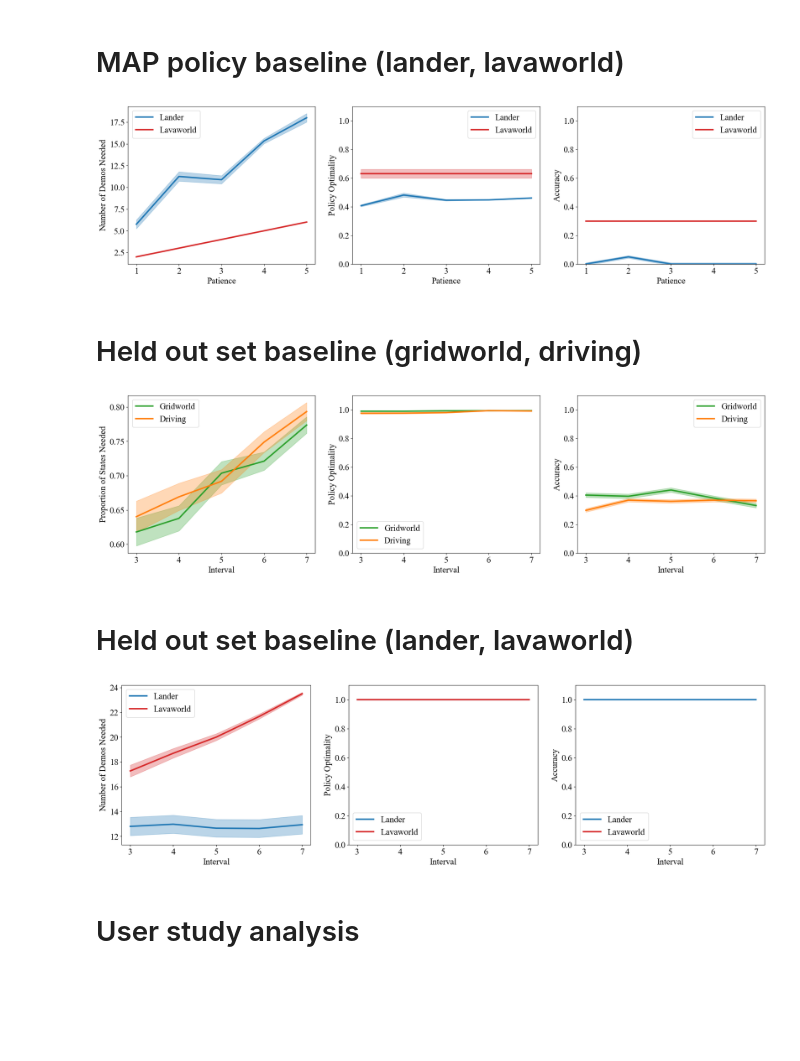
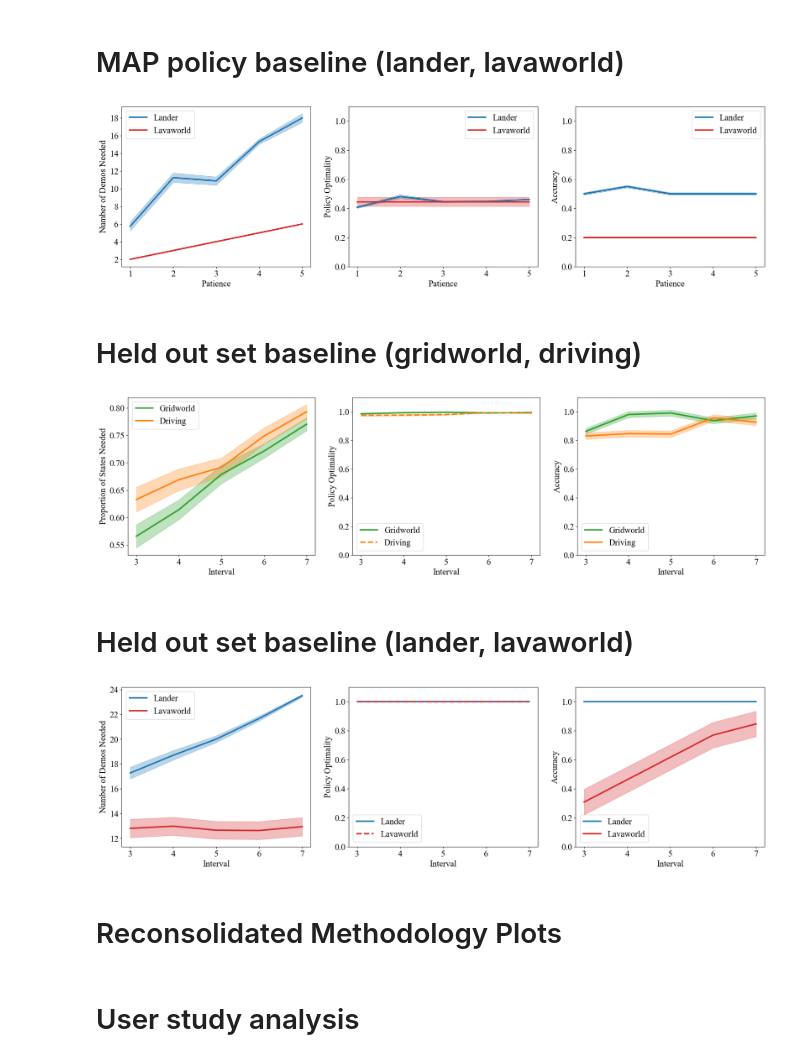
Before and after one commit to dsbrown1331/birl, a Jupyter notebook: organized_plotting.ipynb, the cells around one changed output. Saved outputs shown, nothing was run; the diff lists cells and outputs as text; code cells hidden in the pictures; blank space fills up the shorter version.

```diff
--- a/organized_plotting.ipynb
+++ b/organized_plotting.ipynb
@@ -1318,7 +1337,7 @@ lavaworld_patience_metrics["policy_accuracies"] = {threshold: [] for threshold i
 lavaworld_patience_metrics["policy_optimalities"] = {threshold: [] for threshold in patience_thresholds}
 lavaworld_patience_metrics["confidence"] = {threshold: 0 for threshold in patience_thresholds}
 
-with open("./lava_map_50.txt") as file:
+with open("./lava_map_20.txt") as file:
     lines = file.readlines()
     for line in lines:
         if line.startswith("NEW THRESHOLD"):
@@ -1355,7 +1374,7 @@ err = np.array([sem(lavaworld_patience_metrics["num_demos"][t]) for t in x])
 axes[0].fill_between(x, y - err, y + err, alpha = 0.3, color = color_scheme["lavaworld"])
 
 axes[0].set(xlabel = "Patience", ylabel = "Number of Demos Needed")
-# axes[0].set_yticks([round(v, 2) for v in np.arange(0.60, 0.80, 0.05)])
+axes[0].set_yticks([v for v in np.arange(2, 19, 2)])
 
 
 y = np.array([mean(lander_patience_metrics["policy_optimalities"][t]) for t in x])
@@ -1393,7 +1412,7 @@ for ax in axes.flat:
 
 plt.show()
 # %% [output]
-[figure, old version]
+[figure, new version]
 # %% [markdown]
 # Held out set baseline (gridworld, driving)
 # %%
@@ -1423,7 +1442,7 @@ with open("./goal_held_out_exact.txt") as file:
             if curr_metric != "confidence" and curr_metric != "accuracies" and curr_metric != "":
                 goal_held_out_metrics[curr_metric][curr_thresh].append(np.abs(float(line.strip())))
             elif curr_metric == "confidence" or curr_metric == "accuracies":
-                goal_held_out_metrics[curr_metric][curr_thresh] = float(line.strip()) / 24
+                goal_held_out_metrics[curr_metric][curr_thresh] = float(line.strip())
                 # forgot to account for the inner threshold for loop in code ^
         else:
             curr_metric = ""
@@ -1454,7 +1473,7 @@ with open("./driving_held_out_exact.txt") as file:
             if curr_metric != "confidence" and curr_metric != "accuracies" and curr_metric != "":
                 driving_held_out_metrics[curr_metric][curr_thresh].append(np.abs(float(line.strip())))
             elif curr_metric == "confidence" or curr_metric == "accuracies":
-                driving_held_out_metrics[curr_metric][curr_thresh] = float(line.strip()) / 24
+                driving_held_out_metrics[curr_metric][curr_thresh] = float(line.strip())
                 # forgot to account for the inner threshold for loop in code ^
         else:
             curr_metric = ""
@@ -1482,36 +1501,36 @@ err = np.array([sem(goal_held_out_metrics["policy_optimalities"][t]) for t in x]
 axes[1].fill_between(x, y - err, y + err, alpha = 0.3, color = color_scheme["gridworld"])
 
 y = np.array([mean(driving_held_out_metrics["policy_optimalities"][t]) for t in x])
-axes[1].plot(x, y, color = color_scheme["driving"], label = "Driving")
+axes[1].plot(x, y, color = color_scheme["driving"], label = "Driving", linestyle = "--")
 err = np.array([sem(driving_held_out_metrics["policy_optimalities"][t]) for t in x])
 axes[1].fill_between(x, y - err, y + err, alpha = 0.3, color = color_scheme["driving"])
 
 axes[1].set_yticks([round(v, 1) for v in np.arange(0.0, 1.1, 0.2)])
 axes[1].set_ylim([0, 1.1])
 axes[1].set(xlabel = "Interval", ylabel = "Policy Optimality")
 
 
 y = np.array([goal_held_out_metrics["accuracies"][t] for t in x])
 axes[2].plot(x, y, color = color_scheme["gridworld"], label = "Gridworld")
 err = np.array([np.std(y) / np.sqrt(len(y))] * len(y))
 axes[2].fill_between(x, y - err, y + err, alpha = 0.3, color = color_scheme["gridworld"])
 
 y = np.array([driving_held_out_metrics["accuracies"][t] for t in x])
 axes[2].plot(x, y, color = color_scheme["driving"], label = "Driving")
 err = np.array([np.std(y) / np.sqrt(len(y))] * len(y))
 axes[2].fill_between(x, y - err, y + err, alpha = 0.3, color = color_scheme["driving"])
 
 axes[2].set_yticks([round(v, 1) for v in np.arange(0.0, 1.1, 0.2)])
 axes[2].set_ylim([0, 1.1])
 axes[2].set(xlabel = "Interval", ylabel = "Accuracy")
 
 for ax in axes.flat:
     ax.set_xticks(x)
     ax.legend()
 
 plt.show()
 # %% [output]
-[figure, old version]
+[figure, new version]
 # %% [markdown]
 # Held out set baseline (lander, lavaworld)
 # %%
@@ -1578,14 +1598,15 @@ with open("./lava_held_out_6.txt") as file:
 fig, axes = plt.subplots(1, 3, figsize = (24, 6))
 x = held_out_thresholds
 
-y = np.array([mean(lander_held_out_metrics["num_demos"][t]) for t in x])
+### Switched!! D: yikes
+y = np.array([mean(lavaworld_held_out_metrics["num_demos"][t]) for t in x])
 axes[0].plot(x, y, color = color_scheme["lander"], label = "Lander")
-err = np.array([sem(lander_held_out_metrics["num_demos"][t]) for t in x])
+err = np.array([sem(lavaworld_held_out_metrics["num_demos"][t]) for t in x])
 axes[0].fill_between(x, y - err, y + err, alpha = 0.3, color = color_scheme["lander"])
 
-y = np.array([mean(lavaworld_held_out_metrics["num_demos"][t]) for t in x])
+y = np.array([mean(lander_held_out_metrics["num_demos"][t]) for t in x])
 axes[0].plot(x, y, color = color_scheme["lavaworld"], label = "Lavaworld")
-err = np.array([sem(lavaworld_held_out_metrics["num_demos"][t]) for t in x])
+err = np.array([sem(lander_held_out_metrics["num_demos"][t]) for t in x])
 axes[0].fill_between(x, y - err, y + err, alpha = 0.3, color = color_scheme["lavaworld"])
 
 axes[0].set(xlabel = "Interval", ylabel = "Number of Demos Needed")
@@ -1598,7 +1619,7 @@ err = np.array([sem(lander_held_out_metrics["policy_optimalities"][t]) for t in
 axes[1].fill_between(x, y - err, y + err, alpha = 0.3, color = color_scheme["lander"])
 
 y = np.array([mean(lavaworld_held_out_metrics["policy_optimalities"][t]) for t in x])
-axes[1].plot(x, y, color = color_scheme["lavaworld"], label = "Lavaworld")
+axes[1].plot(x, y, color = color_scheme["lavaworld"], label = "Lavaworld", linestyle = "--")
 err = np.array([sem(lavaworld_held_out_metrics["policy_optimalities"][t]) for t in x])
 axes[1].fill_between(x, y - err, y + err, alpha = 0.3, color = color_scheme["lavaworld"])
 
@@ -1612,7 +1633,7 @@ axes[2].plot(x, y, color = color_scheme["lander"], label = "Lander")
 err = np.array([np.std(y) / np.sqrt(len(y))] * len(y))
 axes[2].fill_between(x, y - err, y + err, alpha = 0.3, color = color_scheme["lander"])
 
-y = np.array([lavaworld_held_out_metrics["accuracies"][t] for t in x])
+y = np.array([lavaworld_held_out_metrics["accuracies"][t] for t in x[::-1]])  # not sure why they are reversed
 axes[2].plot(x, y, color = color_scheme["lavaworld"], label = "Lavaworld")
 err = np.array([np.std(y) / np.sqrt(len(y))] * len(y))
 axes[2].fill_between(x, y - err, y + err, alpha = 0.3, color = color_scheme["lavaworld"])
@@ -1627,4 +1648,6 @@ for ax in axes.flat:
 
 plt.show()
 # %% [output]
-[figure, old version]
+[figure, new version]
+# %% [markdown]
+# Reconsolidated Methodology Plots
```
Also changed, not shown: parts of 32 cells of this notebook, 2 other files.
